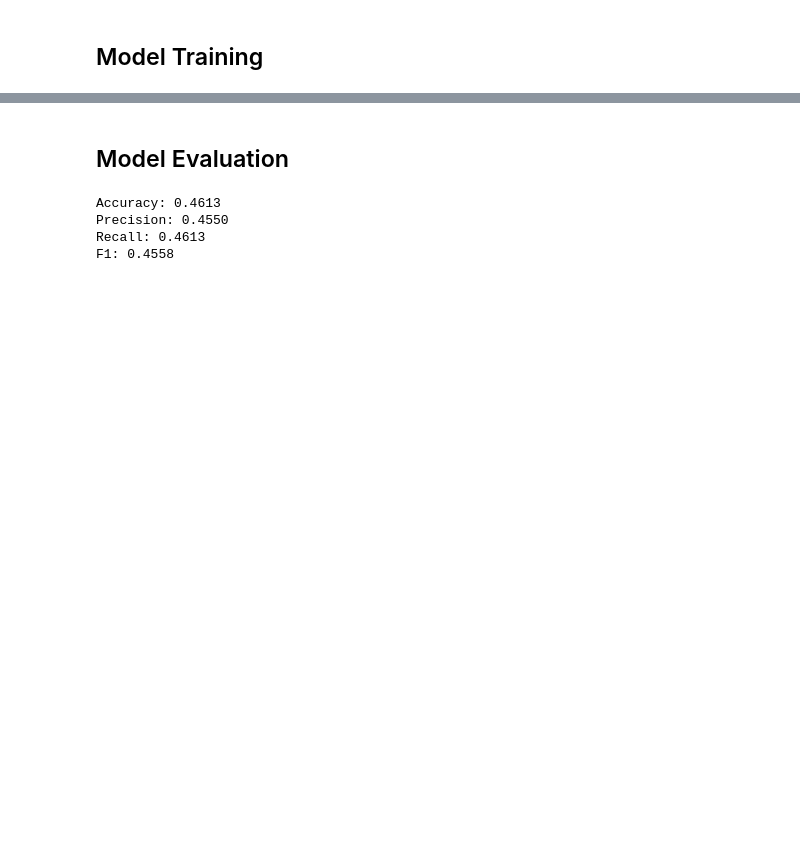
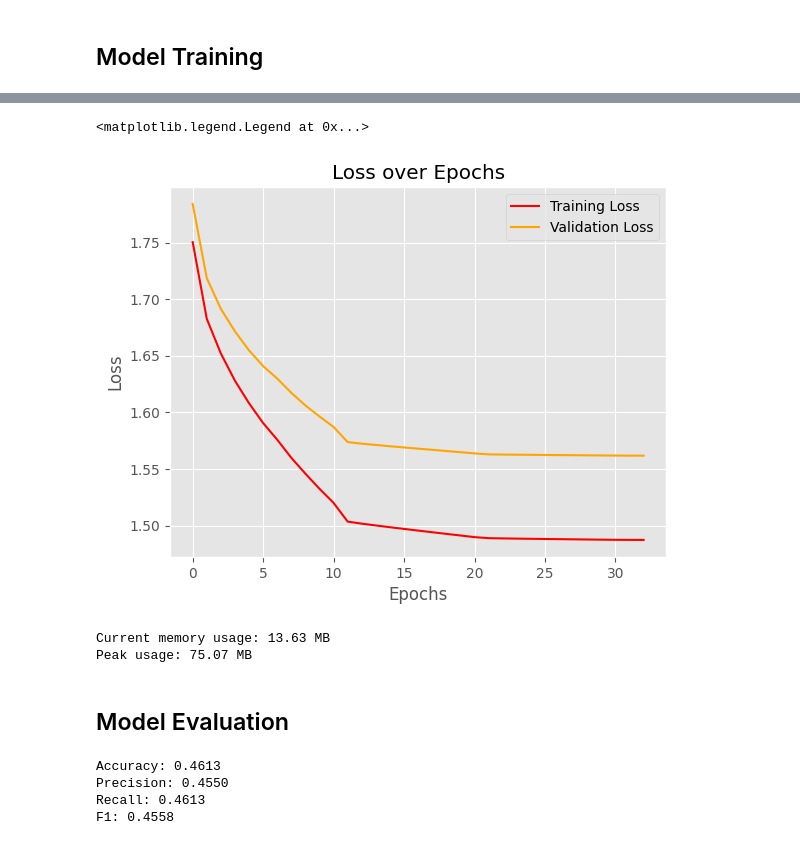
Before and after one commit to khoadole/Neural-Networks-for-Classification, a Jupyter notebook: notebooks/scikit_learn.ipynb, the cells around one changed output, grey strips where cells are left out. Saved outputs shown, nothing was run; the diff lists cells and outputs as text; code cells hidden in the pictures; blank space fills up the shorter version.

```diff
--- a/notebooks/scikit_learn.ipynb
+++ b/notebooks/scikit_learn.ipynb
@@ -149,3 +225,20 @@ Training time: 179.58 seconds
+# %%
+plt.plot(train_losses, label='Training Loss', color='red')
+plt.plot(val_losses, label='Validation Loss', color='orange')
+plt.title('Loss over Epochs')
+plt.xlabel('Epochs')
+plt.ylabel('Loss')
+plt.legend()
+# %% [output]
+<matplotlib.legend.Legend at 0x...>
+[figure, added]
+# %%
+# Print the memory usage
+print(f"Current memory usage: {current / 10**6:.2f} MB")
+print(f"Peak usage: {peak / 10**6:.2f} MB")
+# %% [output]
+Current memory usage: 13.63 MB
+Peak usage: 75.07 MB
 # %% [markdown]
 ## Model Evaluation
 # %%
```
Also changed, not shown: parts of 14 cells of this notebook.
